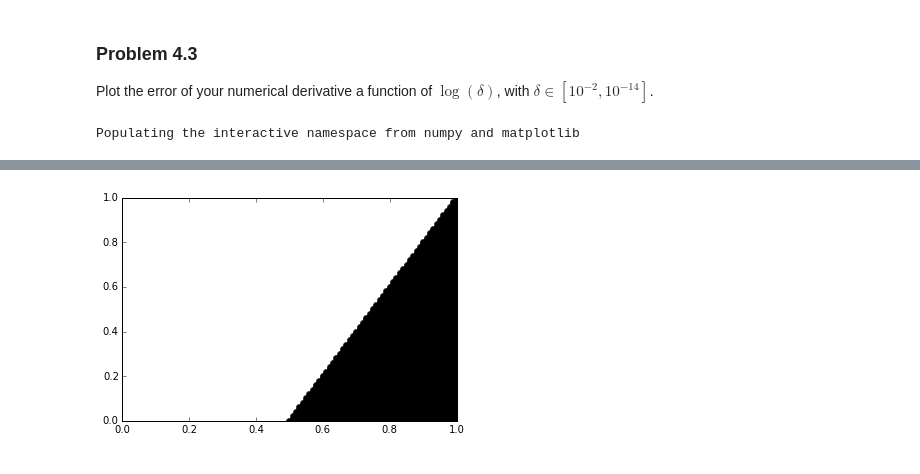
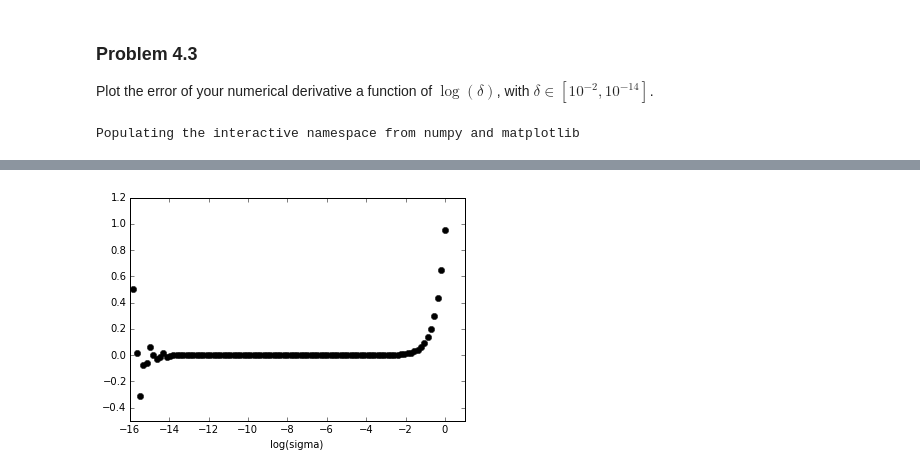
Before and after one commit to pcchen/NTHU10320PHYS290000, a Jupyter notebook: student/102022220/Homework3.ipynb, the cells around one changed output, grey strips where cells are left out. Cells and saved outputs as stored; diff of their text form; code cells hidden in the pictures.

```diff
--- a/student/102022220/Homework3.ipynb
+++ b/student/102022220/Homework3.ipynb
@@ -231,14 +243,14 @@ Write a program that defines a function $f(x)$ returning the value $x(x − 1)$,
 # %%
 # Problem 4.1
 
-def f(n):
+def fuu(n):
     n=float(n)
     return n*(n-1)
 
 def derivative(x,sigma):
     sigma=float(sigma)
     x_add=x+sigma
-    return (f(x_add)-f(x))/sigma
+    return (fuu(x_add)-fuu(x))/sigma
 
 
 print derivative(1,0.01)
@@ -284,26 +296,29 @@ import math
 %pylab inline
 
 
-def f(n):
+def fuu(n):
     n=float(n)
     return n*(n-1)
 
 def derivative(x,sigma):
     sigma=float(sigma)
     x_add=x+sigma
-    return (f(x_add)-f(x))/sigma
+    return (fuu(x_add)-fuu(x))/sigma
+
+def changatolog(x):
+    return 10**x
+
 
 
 def drawan(n):
-    yall=linspace(0.01,1,n)
-    xall=linspace(0.01,1,n)
-    for y in yall:
-        for x in yall:
-            plot(x,derivative(x,y)-1,'ko')
-            xlim(0,1)
-            ylim(0,1)
+    xall=linspace(-16,1,n)
+    for x in xall:
+        plot(x,derivative(1,changatolog(x))-1,'ko')
+        xlabel("log(sigma)")
+        xlim(-16,1)
+        ylim(-0.5,1.2)
     show()
 
-drawan(100)
+drawan(101)
 # %% [output]
 Populating the interactive namespace from numpy and matplotlib
@@ -312 +325 @@ WARNING: pylab import has clobbered these variables: ['f']
-[figure, old version]
+[figure, new version]
```
Also changed, not shown: parts of 3 cells of this notebook.
